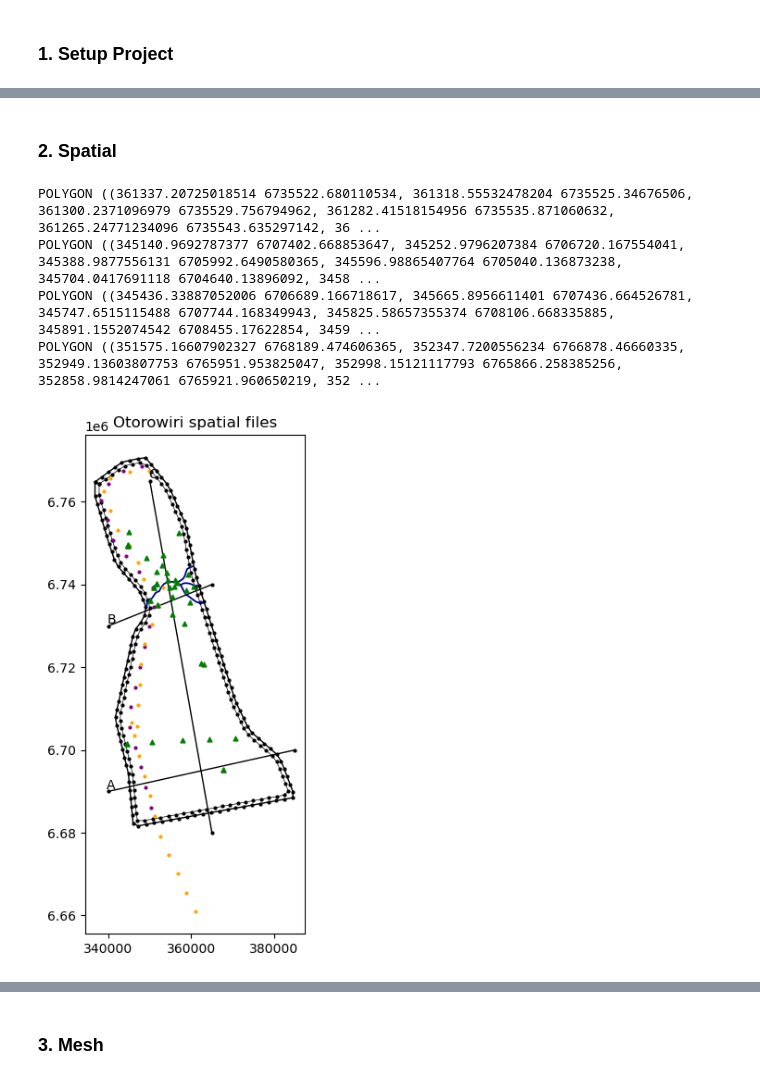
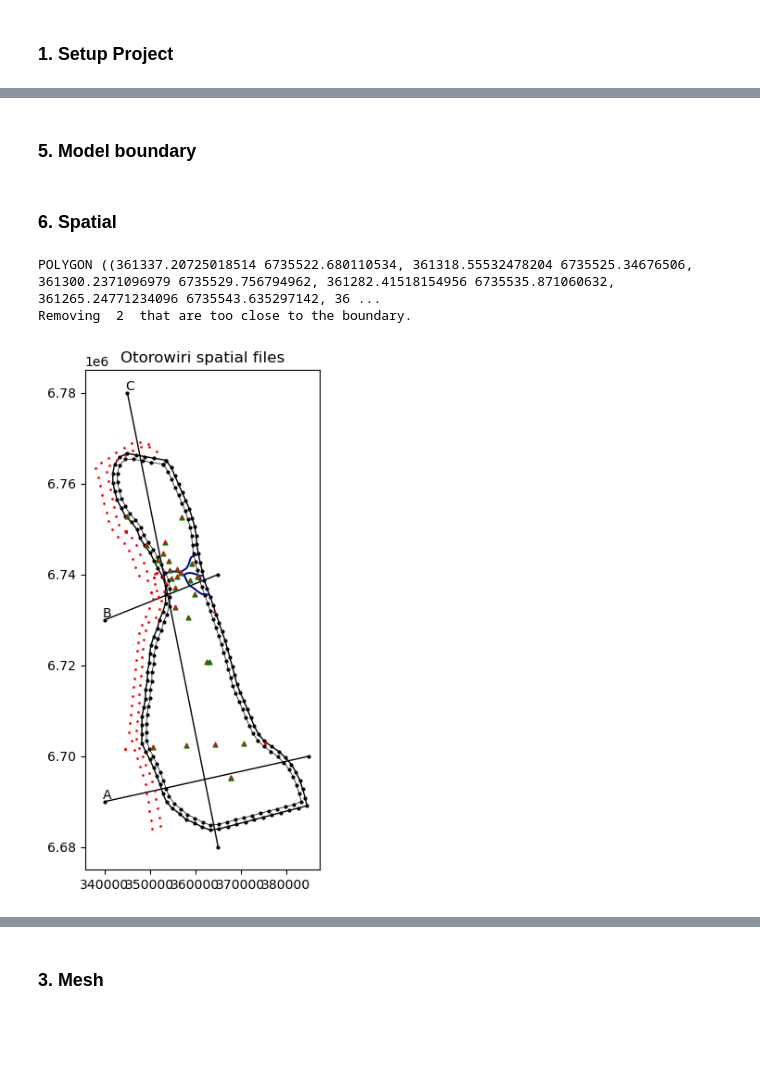
Before and after one commit to malvina-chmielarski/Otorowiri, a Jupyter notebook: scripts/Otorowiri_main.ipynb, the cells around one changed output, grey strips where cells are left out. Drawn from its saved outputs; the diff is of its cells as text; code cells hidden in the pictures; blank space fills up the shorter version.

Commit message:
turned outcrop into model boundary

```diff
--- a/scripts/Otorowiri_main.ipynb
+++ b/scripts/Otorowiri_main.ipynb
@@ -55,3 +37,4 @@ mfexe = '../exe/mfexe.exe'
 
 from loopflopy.project import Project
 project = Project(name, workspace, results, figures, triexe, mfexe)
+project.crs = 28350  # UTM zone 50S, EPSG:28350
@@ -57,0 +43,9 @@ project = Project(name, workspace, results, figures, triexe, mfexe)
+# %%
+# A bounding box for structural model
+x0, x1 = 320000, 400000
+y0, y1 = 6670000, 6780000
+z0, z1 = -1500, 400
+bbox = [(x0, y0, z0), (x1, y1, z1)]
+
+from loopflopy.spatial_routines import make_bbox_shp
+crop_polygon = make_bbox_shp(x0, x1, y0, y1, crs=project.crs, fname = '../data/data_shp/structuralmodel.shp')
@@ -57,0 +75,6 @@ project = Project(name, workspace, results, figures, triexe, mfexe)
+# %%
+geodata_fname = '../data/data_geology/bore_data_Otorowiri.xlsx'
+data_sheetname = 'geodata_elevation'
+strat_sheetname = 'strat'
+from loopflopy.structuralmodel import StructuralModel
+structuralmodel = StructuralModel(bbox, geodata_fname, data_sheetname, strat_sheetname) #spatial and bbox come from the spatial module, excel file and sheet names are user defined
@@ -58,2 +171,2 @@ project = Project(name, workspace, results, figures, triexe, mfexe)
 # %% [markdown]
-### 2. Spatial
+### 5. Model boundary
@@ -60,44 +181,42 @@ project = Project(name, workspace, results, figures, triexe, mfexe)
+# %% [markdown]
+### 6. Spatial
 # %%
 from loopflopy.spatial import Spatial
-spatial = Spatial(epsg = 28350)
+spatial = Spatial(epsg = project.crs)
 
 import process_spatial
-process_spatial.model_boundary(spatial, boundary_buff = 1000, simplify_tolerance = 800, node_spacing = 2000)
-
+process_spatial.model_boundary(spatial, boundary_buff = 1000, simplify_tolerance = 0, node_spacing = 2000)
 process_spatial.geo_bores(spatial)
 process_spatial.obs_bores(spatial)
 process_spatial.pump_bores(spatial)
 process_spatial.arrow(spatial, node_spacing = 200, buffer_distance = 200, threshold = 100)
 #process_spatial.rivers(spatial, node_spacing = 200, buffer_distance = 200, threshold = 100)
-process_spatial.outcrop(spatial, node_spacing = 200, buffer_distance = 200, threshold = 100)
-process_spatial.geo_boundaries(spatial, simplify_tolerance = 2000, node_spacing = 5000)
+#process_spatial.outcrop(spatial, node_spacing = 200, buffer_distance = 200, threshold = 100)
 
 spatial.xsection_names = ['A', 'B', 'C']
 spatial.xsections = [
                      [(340000, 6690000),(385000, 6700000)],
                      [(340000, 6730000),(365000, 6740000)],
-                     [(350000, 6765000),(365000, 6680000)]
+                     [(345000, 6780000),(365000, 6680000)]
                      ]
 
 #extent = [[330000, 370000],[6740000, 6770000]] #[[342000, 370000],[6725000, 6745000]] # extent[[x0,x1], [y0,y1]]
 extent = [[330000, 370000],[6680000, 6770000]]
-process_spatial.plot_spatial(spatial,
+process_spatial.plot_spatial(spatial, structuralmodel,
                  labels = False, # Bore ids
                  obsbores = False,
                  pumpbores = False,
                  geobores = True,
                  rivers = False, # thre three river
                  arrow = True, # Just arrowsmith
-                 outcrop = True,
+                 structuralmodel_data = True,
                  xsections = True,
                  #extent = extent # Just hash out to see the whole model
                  )
 # %% [output]
 POLYGON ((361337.20725018514 6735522.680110534, 361318.55532478204 6735525.34676506, 361300.2371096979 6735529.756794962, 361282.41518154956 6735535.871060632, 361265.24771234096 6735543.635297142, 36 ...
-POLYGON ((345140.9692787377 6707402.668853647, 345252.9796207384 6706720.167554041, 345388.9877556131 6705992.6490580365, 345596.98865407764 6705040.136873238, 345704.0417691118 6704640.13896092, 3458 ...
-POLYGON ((345436.33887052006 6706689.166718617, 345665.8956611401 6707436.664526781, 345747.6515115488 6707744.168349943, 345825.58657355374 6708106.668335885, 345891.1552074542 6708455.17622854, 3459 ...
-POLYGON ((351575.16607902327 6768189.474606365, 352347.7200556234 6766878.46660335, 352949.13603807753 6765951.953825047, 352998.15121117793 6765866.258385256, 352858.9814247061 6765921.960650219, 352 ...
+Removing  2  that are too close to the boundary.
-[figure, old version]
+[figure, new version]
 # %%
 m = spatial.obsbore_gdf.explore()#location=[-31.4, 115.8], zoom_start=11, popup = 'ID')
 #m = folium.Map(location=[52.0, 4.0], zoom_start=6)
```
Also changed, not shown: parts of 41 cells of this notebook, 4 other files.
